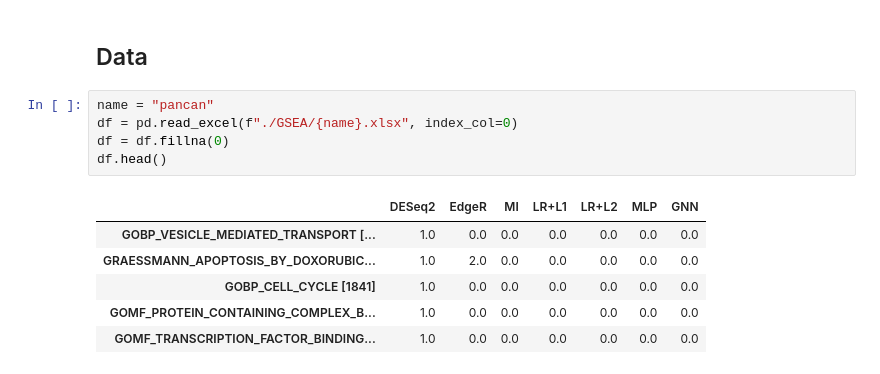
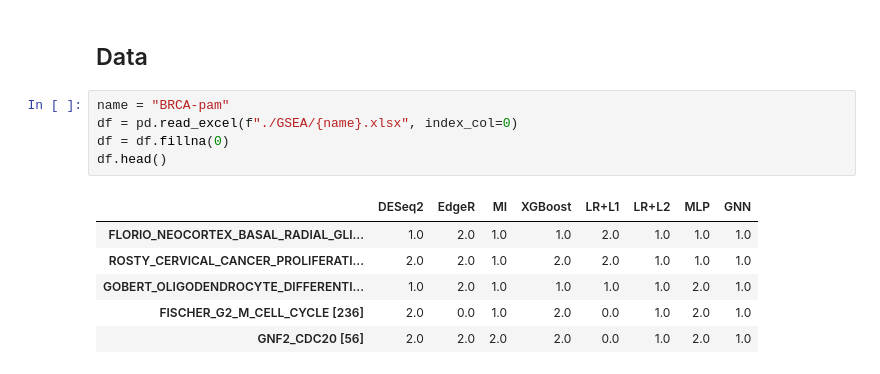
Before and after one commit to mbonto/XAI_in_genomics, a Jupyter notebook: Visualisation/show_GSEA.ipynb, the cells around one changed output. Cells and saved outputs as stored; diff of their text form.

```diff
--- a/Visualisation/show_GSEA.ipynb
+++ b/Visualisation/show_GSEA.ipynb
@@ -73,18 +78,18 @@ import pandas as pd
 plt.rcParams.update({"font.family": "Roboto Condensed"})
 # %% [markdown]
 ## Data
-# %%
-name = "pancan"
-df = pd.read_excel(f"./GSEA/{name}.xlsx", index_col=0)
-df = df.fillna(0)
-df.head()
-# %% [output]
-|  | DESeq2 | EdgeR | MI | LR+L1 | LR+L2 | MLP | GNN |
-| GOBP_VESICLE_MEDIATED_TRANSPORT [... | 1.0 | 0.0 | 0.0 | 0.0 | 0.0 | 0.0 | 0.0 |
-| GRAESSMANN_APOPTOSIS_BY_DOXORUBIC... | 1.0 | 2.0 | 0.0 | 0.0 | 0.0 | 0.0 | 0.0 |
-| GOBP_CELL_CYCLE [1841] | 1.0 | 0.0 | 0.0 | 0.0 | 0.0 | 0.0 | 0.0 |
-| GOMF_PROTEIN_CONTAINING_COMPLEX_B... | 1.0 | 0.0 | 0.0 | 0.0 | 0.0 | 0.0 | 0.0 |
-| GOMF_TRANSCRIPTION_FACTOR_BINDING... | 1.0 | 0.0 | 0.0 | 0.0 | 0.0 | 0.0 | 0.0 |
+# %%
+name = "BRCA-pam"
+df = pd.read_excel(f"./GSEA/{name}.xlsx", index_col=0)
+df = df.fillna(0)
+df.head()
+# %% [output]
+|  | DESeq2 | EdgeR | MI | XGBoost | LR+L1 | LR+L2 | MLP | GNN |
+| FLORIO_NEOCORTEX_BASAL_RADIAL_GLI... | 1.0 | 2.0 | 1.0 | 1.0 | 2.0 | 1.0 | 1.0 | 1.0 |
+| ROSTY_CERVICAL_CANCER_PROLIFERATI... | 2.0 | 2.0 | 1.0 | 2.0 | 2.0 | 1.0 | 1.0 | 1.0 |
+| GOBERT_OLIGODENDROCYTE_DIFFERENTI... | 1.0 | 2.0 | 1.0 | 1.0 | 1.0 | 1.0 | 2.0 | 1.0 |
+| FISCHER_G2_M_CELL_CYCLE [236] | 2.0 | 0.0 | 1.0 | 2.0 | 0.0 | 1.0 | 2.0 | 1.0 |
+| GNF2_CDC20 [56] | 2.0 | 2.0 | 2.0 | 2.0 | 0.0 | 1.0 | 2.0 | 1.0 |
 # %%
 # Plot inspired by this example
 # https://python-graph-gallery.com/web-heatmap-and-radial-barchart-plastics/
```
Also changed, not shown: parts of 4 cells of this notebook, 11 other files.
